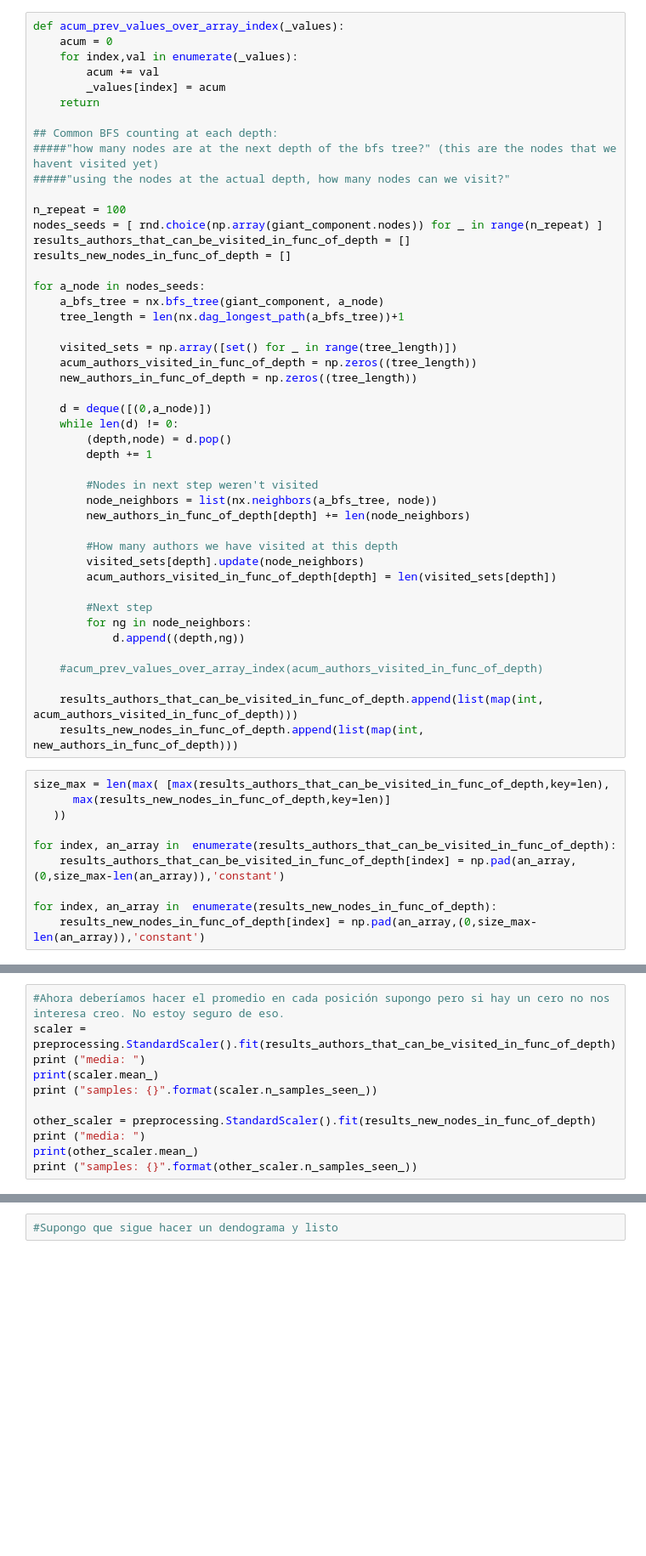
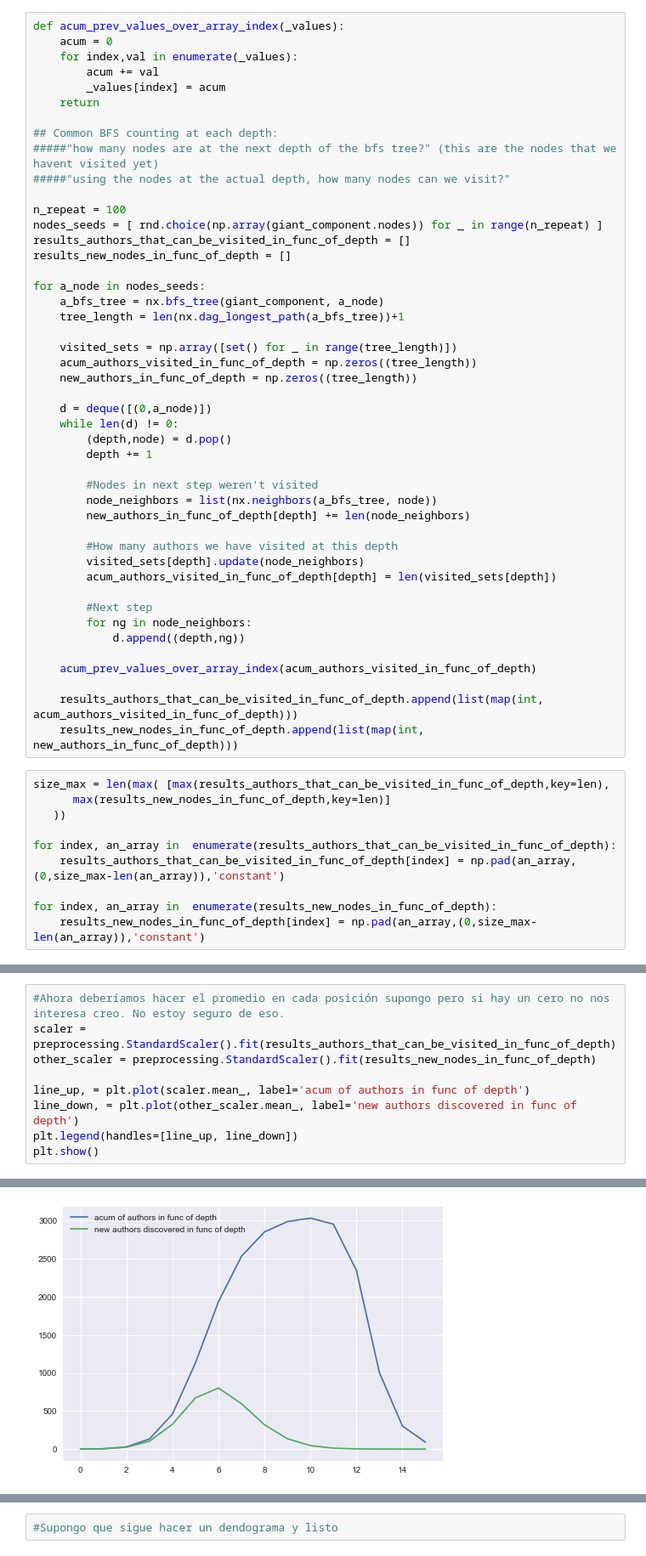
Before and after one commit to BrianBohe/DataScienceCourse, a Jupyter notebook: tp4/Untitled.ipynb, the cells around one changed output, grey strips where cells are left out. Shown at 85% size. Saved outputs shown, nothing was run; the diff lists cells and outputs as text; blank space fills up the shorter version.

```diff
--- a/tp4/Untitled.ipynb
+++ b/tp4/Untitled.ipynb
@@ -217,7 +209,7 @@ for a_node in nodes_seeds:
         for ng in node_neighbors:
             d.append((depth,ng))
 
-    #acum_prev_values_over_array_index(acum_authors_visited_in_func_of_depth)
+    acum_prev_values_over_array_index(acum_authors_visited_in_func_of_depth)
 
     results_authors_that_can_be_visited_in_func_of_depth.append(list(map(int, acum_authors_visited_in_func_of_depth)))
     results_new_nodes_in_func_of_depth.append(list(map(int, new_authors_in_func_of_depth)))
@@ -254,12 +226,10 @@ results_authors_that_can_be_visited_in_func_of_depth
 # %%
 #Ahora deberíamos hacer el promedio en cada posición supongo pero si hay un cero no nos interesa creo. No estoy seguro de eso.
 scaler = preprocessing.StandardScaler().fit(results_authors_that_can_be_visited_in_func_of_depth)
-print ("media: ")
-print(scaler.mean_)
-print ("samples: {}".format(scaler.n_samples_seen_))
+other_scaler = preprocessing.StandardScaler().fit(results_new_nodes_in_func_of_depth)
 
-other_scaler = preprocessing.StandardScaler().fit(results_new_nodes_in_func_of_depth)
-print ("media: ")
-print(other_scaler.mean_)
-print ("samples: {}".format(other_scaler.n_samples_seen_))
+line_up, = plt.plot(scaler.mean_, label='acum of authors in func of depth')
+line_down, = plt.plot(other_scaler.mean_, label='new authors discovered in func of depth')
+plt.legend(handles=[line_up, line_down])
+plt.show()
 # %% [output]
@@ -277,0 +236 @@ samples: 100
+[figure, added]
```
Also changed, not shown: parts of 13 cells of this notebook.
